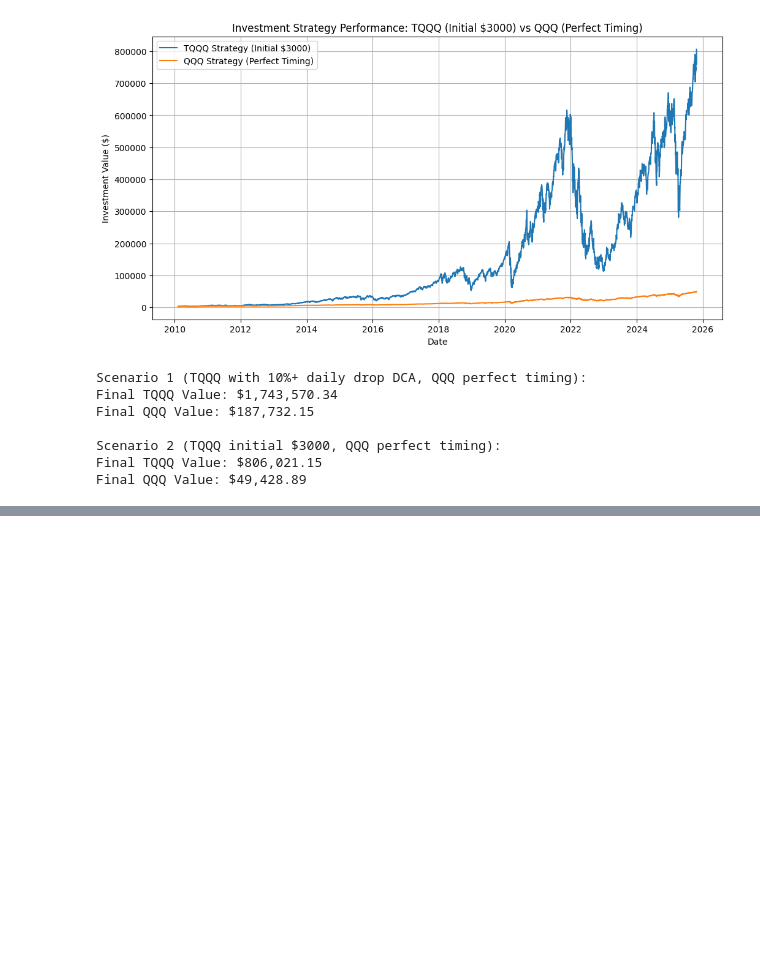
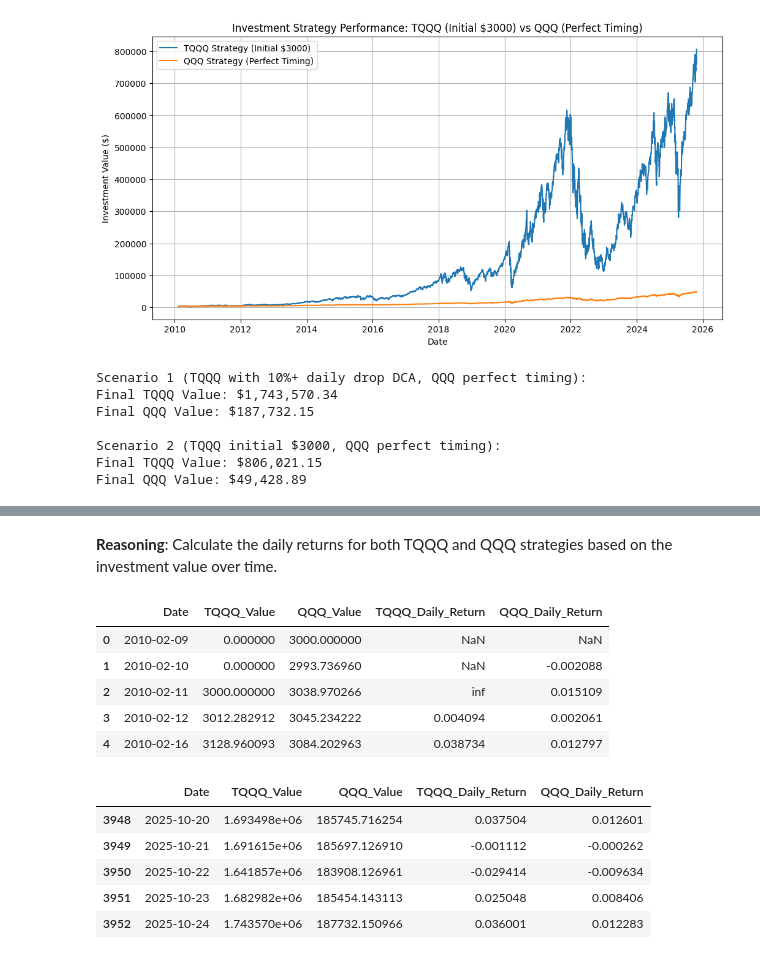
Before and after one commit to TimothyAndrewChowles/Finance_Projects, a Jupyter notebook: TQQQ_vs_QQQ_2010_02_09.ipynb, the cells around one changed output, grey strips where cells are left out. Drawn from its saved outputs; the diff is of its cells as text; code cells hidden in the pictures; blank space fills up the shorter version.

```diff
--- a/TQQQ_vs_QQQ_2010_02_09.ipynb
+++ b/TQQQ_vs_QQQ_2010_02_09.ipynb
@@ -401,0 +412,26 @@ Final QQQ Value: $49,428.89
+# %% [markdown]
+**Reasoning**:
+Calculate the daily returns for both TQQQ and QQQ strategies based on the investment value over time.
+# %%
+# Calculate the daily percentage change in investment value for the TQQQ strategy
+investment_comparison['TQQQ_Daily_Return'] = investment_comparison['TQQQ_Value'].pct_change()
+
+# Calculate the daily percentage change in investment value for the QQQ strategy
+investment_comparison['QQQ_Daily_Return'] = investment_comparison['QQQ_Value'].pct_change()
+
+# Display the updated DataFrame with daily returns
+display(investment_comparison.head())
+display(investment_comparison.tail())
+# %% [output]
+|  | Date | TQQQ_Value | QQQ_Value | TQQQ_Daily_Return | QQQ_Daily_Return |
+| 0 | 2010-02-09 | 0.000000 | 3000.000000 | NaN | NaN |
+| 1 | 2010-02-10 | 0.000000 | 2993.736960 | NaN | -0.002088 |
+| 2 | 2010-02-11 | 3000.000000 | 3038.970266 | inf | 0.015109 |
+| 3 | 2010-02-12 | 3012.282912 | 3045.234222 | 0.004094 | 0.002061 |
+| 4 | 2010-02-16 | 3128.960093 | 3084.202963 | 0.038734 | 0.012797 |
+|  | Date | TQQQ_Value | QQQ_Value | TQQQ_Daily_Return | QQQ_Daily_Return |
+| 3948 | 2025-10-20 | 1.693498e+06 | 185745.716254 | 0.037504 | 0.012601 |
+| 3949 | 2025-10-21 | 1.691615e+06 | 185697.126910 | -0.001112 | -0.000262 |
+| 3950 | 2025-10-22 | 1.641857e+06 | 183908.126961 | -0.029414 | -0.009634 |
+| 3951 | 2025-10-23 | 1.682982e+06 | 185454.143113 | 0.025048 | 0.008406 |
+| 3952 | 2025-10-24 | 1.743570e+06 | 187732.150966 | 0.036001 | 0.012283 |
```
Also changed, not shown: parts of 15 cells of this notebook.
